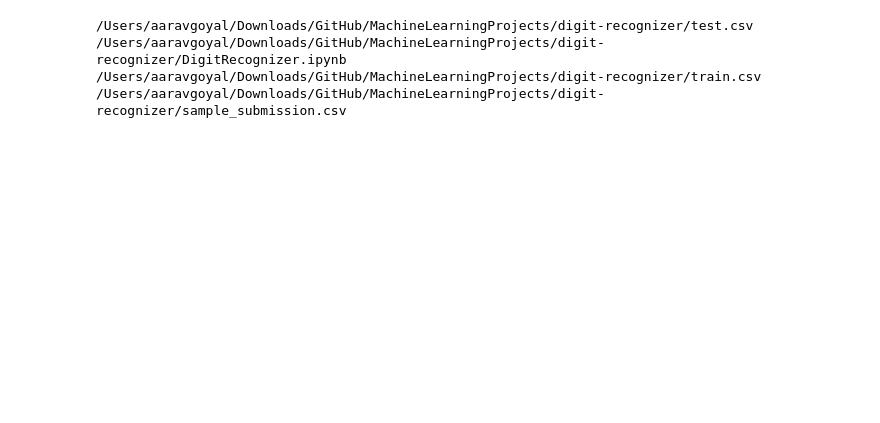
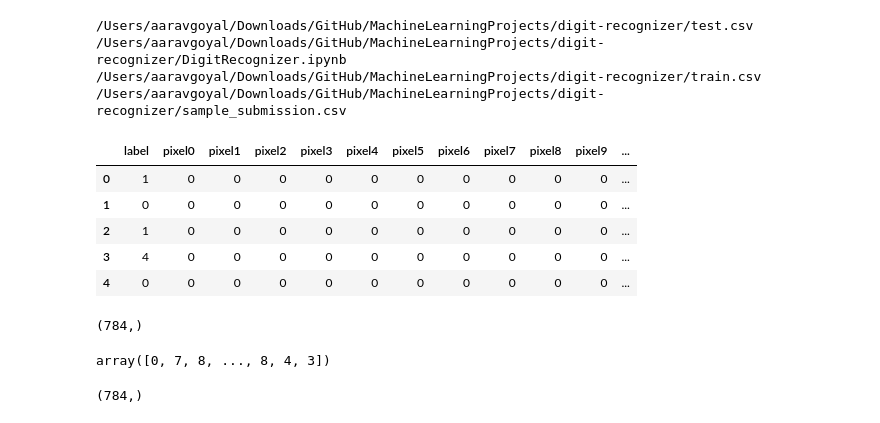
Before and after one commit to gl-aarav/PythonPracticeProjects, a Jupyter notebook: digit-recognizer/DigitRecognizer.ipynb, the cells around one changed output. Drawn from its saved outputs; the diff is of its cells as text; code cells hidden in the pictures; blank space fills up the shorter version.

Commit message:
Initial commit
Project scaffolding and initial file setup.

```diff
--- a/digit-recognizer/DigitRecognizer.ipynb
+++ b/digit-recognizer/DigitRecognizer.ipynb
@@ -14,3 +14,15 @@ for dirname, _, filenames in os.walk('/Users/aaravgoyal/Downloads/GitHub/Machine
 /Users/aaravgoyal/Downloads/GitHub/MachineLearningProjects/digit-recognizer/DigitRecognizer.ipynb
 /Users/aaravgoyal/Downloads/GitHub/MachineLearningProjects/digit-recognizer/train.csv
 /Users/aaravgoyal/Downloads/GitHub/MachineLearningProjects/digit-recognizer/sample_submission.csv
+# %%
+data = pd.read_csv('/Users/aaravgoyal/Downloads/GitHub/MachineLearningProjects/digit-recognizer/train.csv')
+test = pd.read_csv('/Users/aaravgoyal/Downloads/GitHub/MachineLearningProjects/digit-recognizer/test.csv')
+# %%
+data.head()
+# %% [output]
+|  | label | pixel0 | pixel1 | pixel2 | pixel3 | pixel4 | pixel5 | pixel6 | pixel7 | pixel8 | pixel9 | ... |
+| 0 | 1 | 0 | 0 | 0 | 0 | 0 | 0 | 0 | 0 | 0 | 0 | ... |
+| 1 | 0 | 0 | 0 | 0 | 0 | 0 | 0 | 0 | 0 | 0 | 0 | ... |
+| 2 | 1 | 0 | 0 | 0 | 0 | 0 | 0 | 0 | 0 | 0 | 0 | ... |
+| 3 | 4 | 0 | 0 | 0 | 0 | 0 | 0 | 0 | 0 | 0 | 0 | ... |
+| 4 | 0 | 0 | 0 | 0 | 0 | 0 | 0 | 0 | 0 | 0 | 0 | ... |
@@ -16,0 +48,12 @@ for dirname, _, filenames in os.walk('/Users/aaravgoyal/Downloads/GitHub/Machine
+# %%
+X_train[:, 0].shape
+# %% [output]
+(784,)
+# %%
+Y_train
+# %% [output]
+array([0, 7, 8, ..., 8, 4, 3])
+# %%
+X_dev[:, 0].shape
+# %% [output]
+(784,)
```
Also changed, not shown: parts of 3 cells of this notebook.
